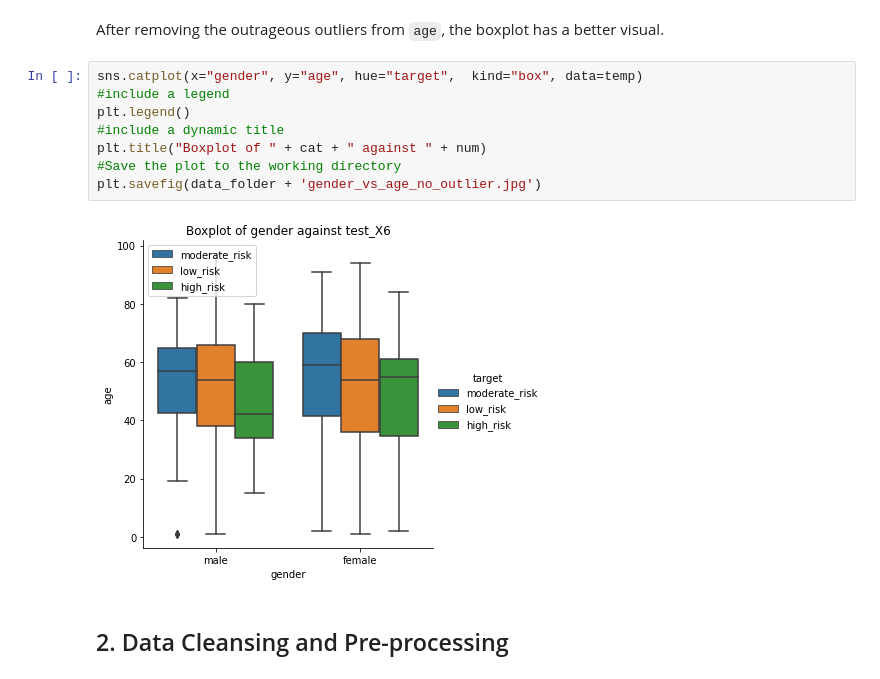
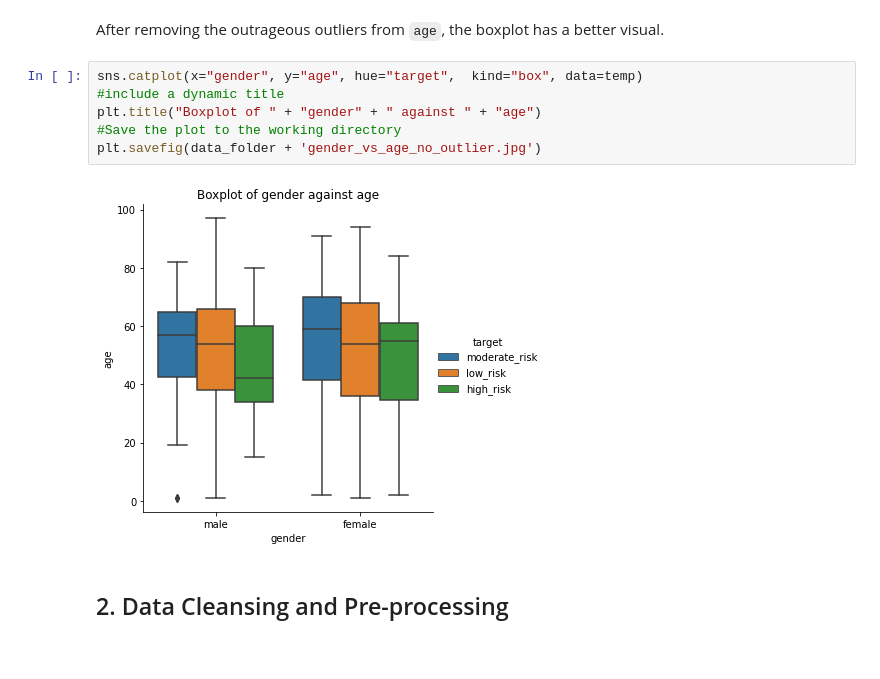
Before and after one commit to AnnoyingShpee/Healthcare-Data-Mining, a Jupyter notebook: CW2.ipynb, the cells around one changed output. Cells and saved outputs as stored; diff of their text form.

```diff
--- a/CW2.ipynb
+++ b/CW2.ipynb
@@ -350,14 +354,12 @@ plt.show()
 After removing the outrageous outliers from `age`, the boxplot has a better visual.
 # %%
 sns.catplot(x="gender", y="age", hue="target",  kind="box", data=temp)
-#include a legend
-plt.legend()
 #include a dynamic title
-plt.title("Boxplot of " + cat + " against " + num)
+plt.title("Boxplot of " + "gender" + " against " + "age")
 #Save the plot to the working directory
 plt.savefig(data_folder + 'gender_vs_age_no_outlier.jpg')
 # %% [output]
-[figure, old version]
+[figure, new version]
 # %% [markdown]
 ## 2. Data Cleansing and Pre-processing
 # %% [markdown]
```
Also changed, not shown: parts of 48 cells of this notebook, 1 other file.
